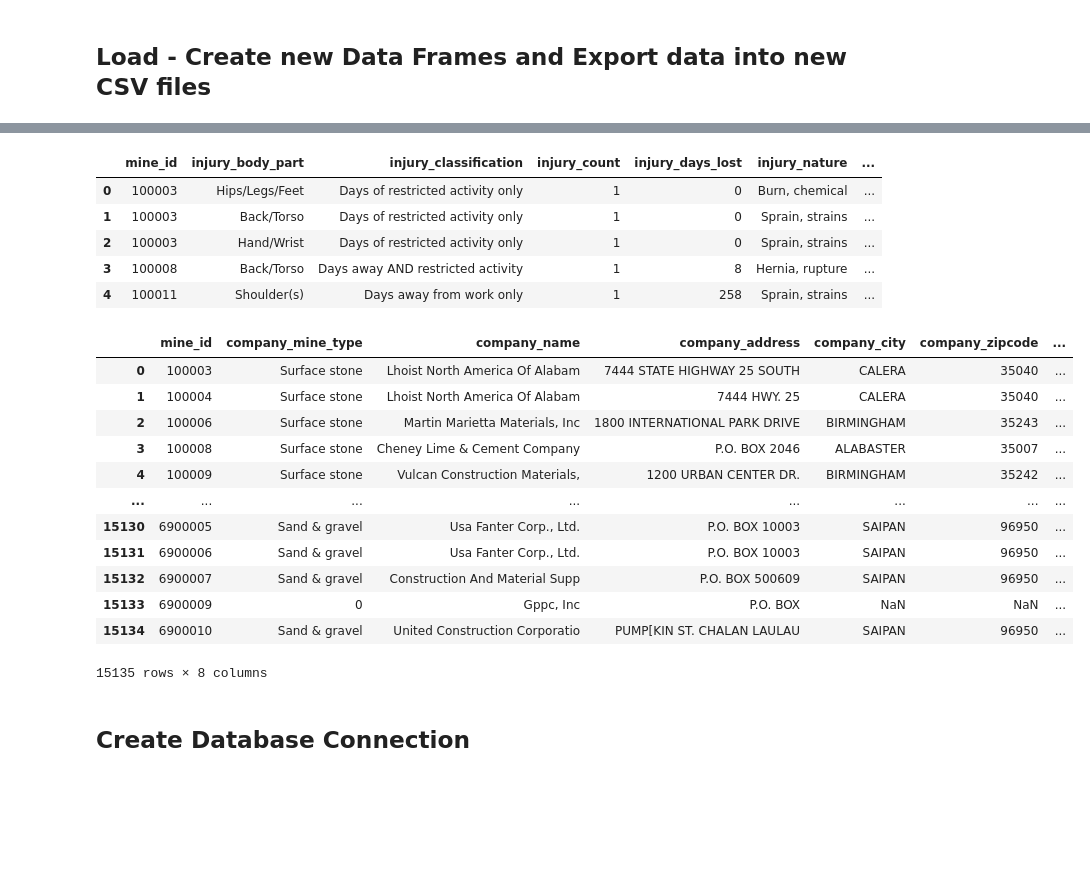
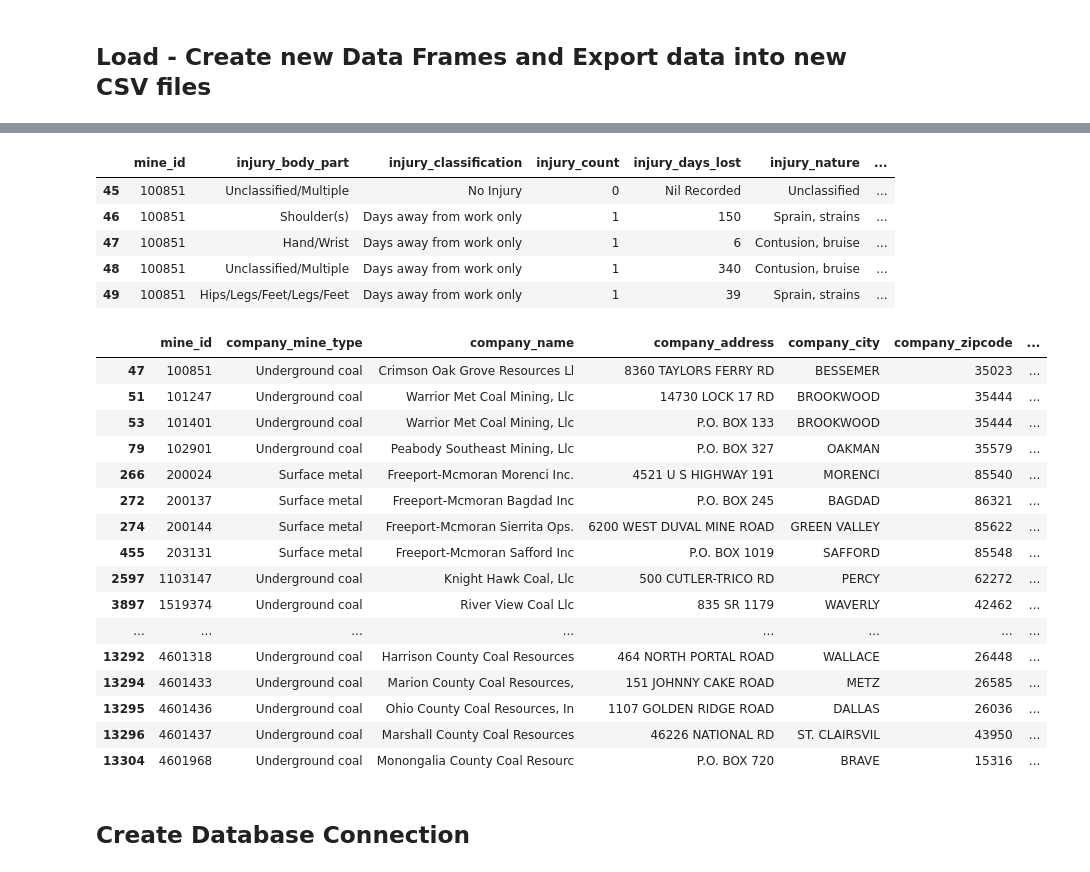
Before and after one commit to granttowers/Project_2, a Jupyter notebook: ETL_Process/Incident Data Cleanup.ipynb, the cells around one changed output, grey strips where cells are left out. Saved outputs shown, nothing was run; the diff lists cells and outputs as text; code cells hidden in the pictures; blank space fills up the shorter version.

Commit message:
Data Updates

```diff
--- a/ETL_Process/Incident Data Cleanup.ipynb
+++ b/ETL_Process/Incident Data Cleanup.ipynb
@@ -125,9 +135,20 @@ employment_data_clean.head()
 # %%
 # Create 'incident_details' table and export to csv file
-incident_details = incident_data_clean[['mine_id','contract_id', 'incident_activity', 'incident_category', 'incident_day', 'incident_description', 'incident_description2', 'incident_month', 'incident_state', 'incident_type', 'incident_year', 'operator_contractor', 'underground_location', 'underground_method']]
+incident_details = incident_data_clean[['mine_id', 'contract_id', 'incident_activity', 'incident_category', 'incident_day', 'incident_description',
+                                        'incident_description2', 'incident_month', 'incident_state', 'incident_type', 'incident_year', 'operator_contractor', 'underground_location', 'underground_method']]
 
-# Export Data to CSV File
-incident_details.to_csv("Resources\incident_details.csv", index=False)
-incident_details.head()
+# Add mine_id filter for top 20 complanies
+count_freq = incident_details['mine_id'].value_counts()
+count_freq.head(20)
+
+top20 = count_freq.head(20).index
+top20 = [f"{number}" for number in top20]
+
+incident_details_test = incident_details['mine_id'].isin(top20)
+incident_details_export = incident_details[incident_details_test]
+
+# # Export Data to CSV File
+incident_details_export.to_csv("Resources\incident_details.csv", index=False)
+incident_details_export.head()
 # %% [output]
 |  | mine_id | contract_id | incident_activity | incident_category | incident_day | incident_description | ... |
@@ -154,37 +178,47 @@ injured_person_details.head()
 # Create 'injury_details' table and export to csv file
 injury_details = incident_data_clean[['mine_id','injury_body_part', 'injury_classification', 'injury_count', 'injury_days_lost', 'injury_nature', 'injury_source']]
 
+injury_details_test = injury_details['mine_id'].isin(top20)
+injury_details_export = injury_details[injury_details_test]
+
 # Export Data to CSV File
-injury_details.to_csv("Resources\injury_details.csv", index=False)
-injury_details.head()
+injury_details_export.to_csv("Resources\injury_details.csv", index=False)
+injury_details_export.head()
 # %% [output]
 |  | mine_id | injury_body_part | injury_classification | injury_count | injury_days_lost | injury_nature | ... |
-| 0 | 100003 | Hips/Legs/Feet | Days of restricted activity only | 1 | 0 | Burn, chemical | ... |
-| 1 | 100003 | Back/Torso | Days of restricted activity only | 1 | 0 | Sprain, strains | ... |
-| 2 | 100003 | Hand/Wrist | Days of restricted activity only | 1 | 0 | Sprain, strains | ... |
-| 3 | 100008 | Back/Torso | Days away AND restricted activity | 1 | 8 | Hernia, rupture | ... |
-| 4 | 100011 | Shoulder(s) | Days away from work only | 1 | 258 | Sprain, strains | ... |
+| 45 | 100851 | Unclassified/Multiple | No Injury | 0 | Nil Recorded | Unclassified | ... |
+| 46 | 100851 | Shoulder(s) | Days away from work only | 1 | 150 | Sprain, strains | ... |
+| 47 | 100851 | Hand/Wrist | Days away from work only | 1 | 6 | Contusion, bruise | ... |
+| 48 | 100851 | Unclassified/Multiple | Days away from work only | 1 | 340 | Contusion, bruise | ... |
+| 49 | 100851 | Hips/Legs/Feet/Legs/Feet | Days away from work only | 1 | 39 | Sprain, strains | ... |
 # %%
 # Create 'company_details' table and export to csv file
 company_details = employment_data_clean
 
+company_details_test = employment_data_clean['mine_id'].isin(top20)
+company_details_export = company_details[company_details_test]
+
 # Export Data to CSV File
-company_details.to_csv("Resources\company_details.csv", index=False)
-company_details
+company_details_export.to_csv("Resources\company_details.csv", index=False)
+company_details_export
 # %% [output]
 |  | mine_id | company_mine_type | company_name | company_address | company_city | company_zipcode | ... |
-| 0 | 100003 | Surface stone | Lhoist North America Of Alabam | 7444 STATE HIGHWAY 25 SOUTH | CALERA | 35040 | ... |
-| 1 | 100004 | Surface stone | Lhoist North America Of Alabam | 7444 HWY. 25 | CALERA | 35040 | ... |
-| 2 | 100006 | Surface stone | Martin Marietta Materials, Inc | 1800 INTERNATIONAL PARK DRIVE | BIRMINGHAM | 35243 | ... |
-| 3 | 100008 | Surface stone | Cheney Lime & Cement Company | P.O. BOX 2046 | ALABASTER | 35007 | ... |
-| 4 | 100009 | Surface stone | Vulcan Construction Materials, | 1200 URBAN CENTER DR. | BIRMINGHAM | 35242 | ... |
+| 47 | 100851 | Underground coal | Crimson Oak Grove Resources Ll | 8360 TAYLORS FERRY RD | BESSEMER | 35023 | ... |
+| 51 | 101247 | Underground coal | Warrior Met Coal Mining, Llc | 14730 LOCK 17 RD | BROOKWOOD | 35444 | ... |
+| 53 | 101401 | Underground coal | Warrior Met Coal Mining, Llc | P.O. BOX 133 | BROOKWOOD | 35444 | ... |
+| 79 | 102901 | Underground coal | Peabody Southeast Mining, Llc | P.O. BOX 327 | OAKMAN | 35579 | ... |
+| 266 | 200024 | Surface metal | Freeport-Mcmoran Morenci Inc. | 4521 U S HIGHWAY 191 | MORENCI | 85540 | ... |
+| 272 | 200137 | Surface metal | Freeport-Mcmoran Bagdad Inc | P.O. BOX 245 | BAGDAD | 86321 | ... |
+| 274 | 200144 | Surface metal | Freeport-Mcmoran Sierrita Ops. | 6200 WEST DUVAL MINE ROAD | GREEN VALLEY | 85622 | ... |
+| 455 | 203131 | Surface metal | Freeport-Mcmoran Safford Inc | P.O. BOX 1019 | SAFFORD | 85548 | ... |
+| 2597 | 1103147 | Underground coal | Knight Hawk Coal, Llc | 500 CUTLER-TRICO RD | PERCY | 62272 | ... |
+| 3897 | 1519374 | Underground coal | River View Coal Llc | 835 SR 1179 | WAVERLY | 42462 | ... |
 | ... | ... | ... | ... | ... | ... | ... | ... |
-| 15130 | 6900005 | Sand & gravel | Usa Fanter Corp., Ltd. | P.O. BOX 10003 | SAIPAN | 96950 | ... |
-| 15131 | 6900006 | Sand & gravel | Usa Fanter Corp., Ltd. | P.O. BOX 10003 | SAIPAN | 96950 | ... |
-| 15132 | 6900007 | Sand & gravel | Construction And Material Supp | P.O. BOX 500609 | SAIPAN | 96950 | ... |
-| 15133 | 6900009 | 0 | Gppc, Inc | P.O. BOX | NaN | NaN | ... |
-| 15134 | 6900010 | Sand & gravel | United Construction Corporatio | PUMP[KIN ST. CHALAN LAULAU | SAIPAN | 96950 | ... |
+| 13292 | 4601318 | Underground coal | Harrison County Coal Resources | 464 NORTH PORTAL ROAD | WALLACE | 26448 | ... |
+| 13294 | 4601433 | Underground coal | Marion County Coal Resources, | 151 JOHNNY CAKE ROAD | METZ | 26585 | ... |
+| 13295 | 4601436 | Underground coal | Ohio County Coal Resources, In | 1107 GOLDEN RIDGE ROAD | DALLAS | 26036 | ... |
+| 13296 | 4601437 | Underground coal | Marshall County Coal Resources | 46226 NATIONAL RD | ST. CLAIRSVIL | 43950 | ... |
+| 13304 | 4601968 | Underground coal | Monongalia County Coal Resourc | P.O. BOX 720 | BRAVE | 15316 | ... |
-15135 rows × 8 columns
 # %% [markdown]
 ## Create Database Connection
 # %%
```
Also changed, not shown: parts of 5 cells of this notebook, 8 other files.
